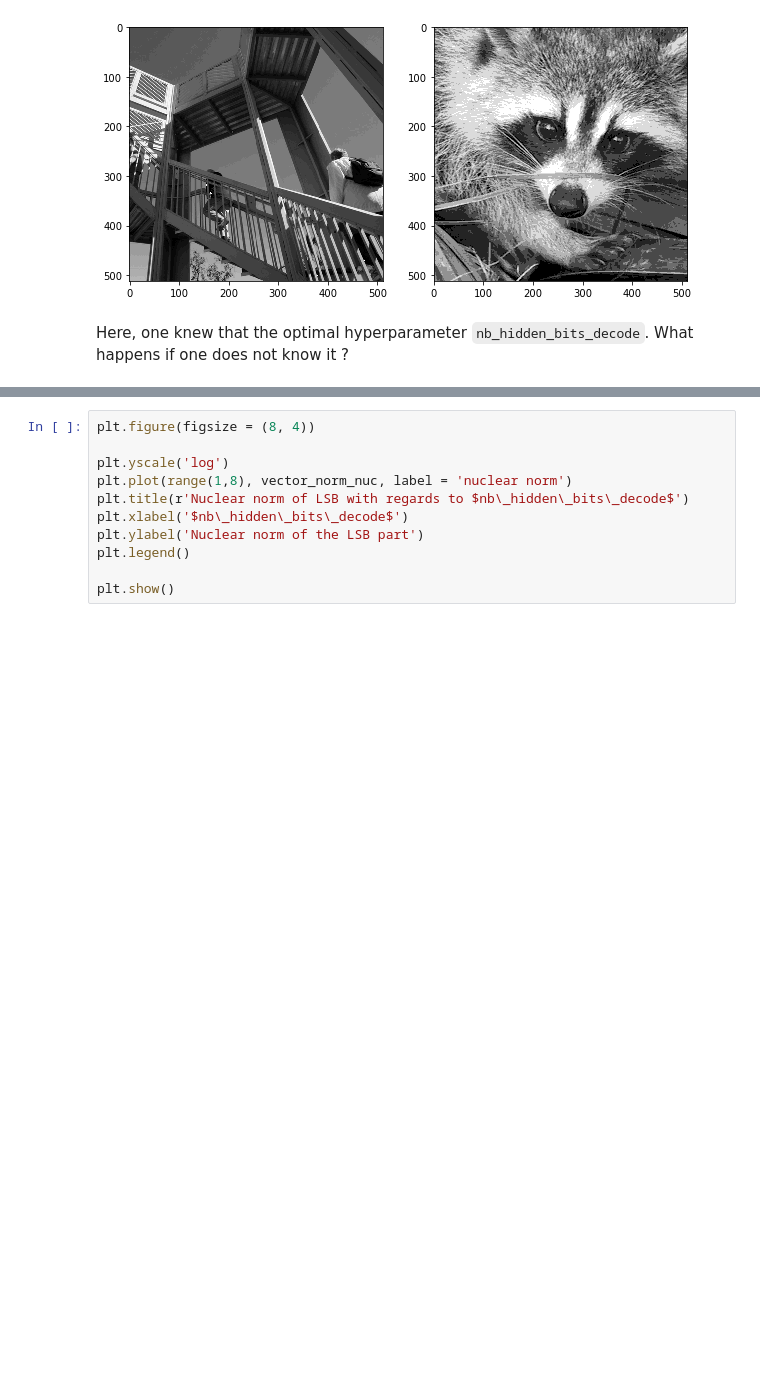
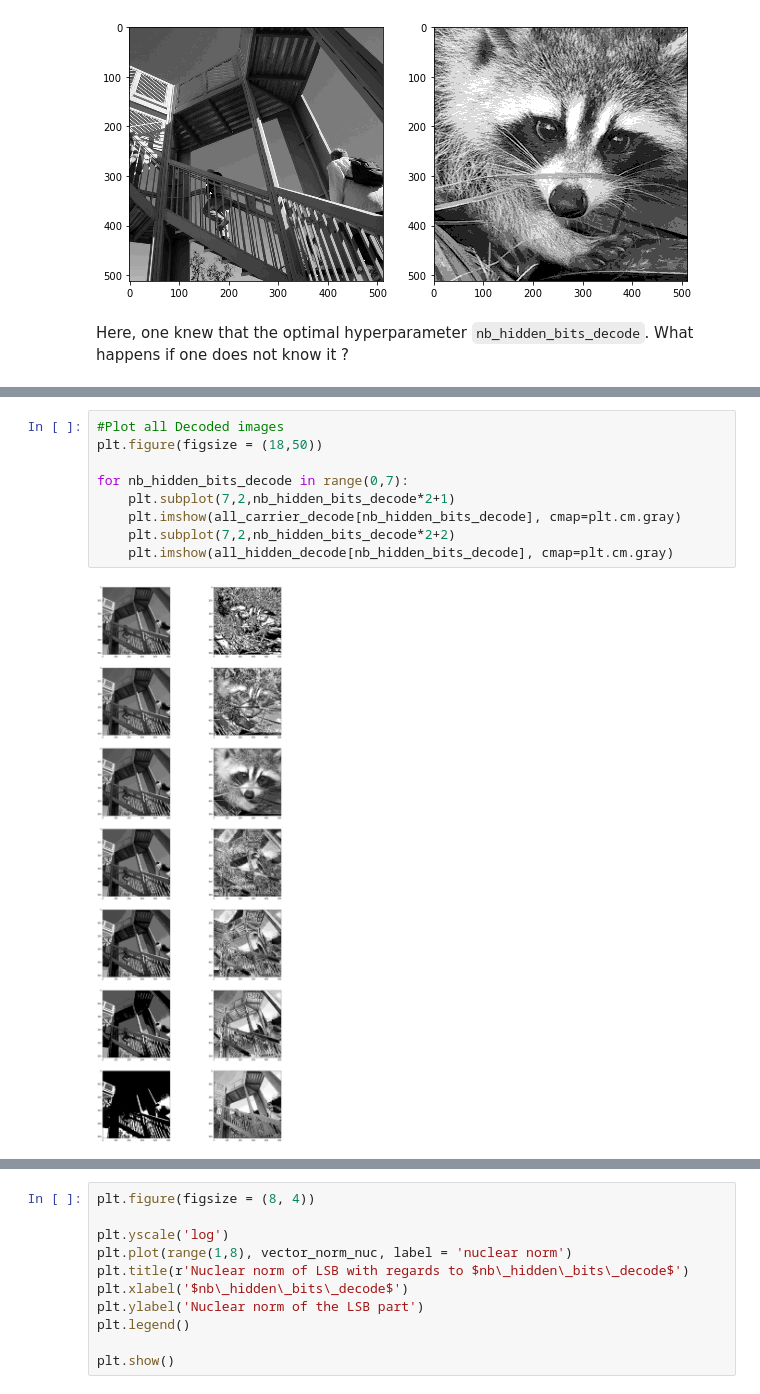
Before and after one commit to claudiadelgado92/Compressed-Sensing, a Jupyter notebook: Steganography with LSB.ipynb, the cells around one changed output, grey strips where cells are left out. Drawn from its saved outputs; the diff is of its cells as text; blank space fills up the shorter version.

```diff
--- a/Steganography with LSB.ipynb
+++ b/Steganography with LSB.ipynb
@@ -216,0 +241,11 @@ What happens if one does not know it ?
+# %%
+#Plot all Decoded images
+plt.figure(figsize = (18,50))
+
+for nb_hidden_bits_decode in range(0,7):
+    plt.subplot(7,2,nb_hidden_bits_decode*2+1)
+    plt.imshow(all_carrier_decode[nb_hidden_bits_decode], cmap=plt.cm.gray)
+    plt.subplot(7,2,nb_hidden_bits_decode*2+2)
+    plt.imshow(all_hidden_decode[nb_hidden_bits_decode], cmap=plt.cm.gray)
+# %% [output]
+[figure, added]
```
Also changed, not shown: parts of 36 cells of this notebook.
